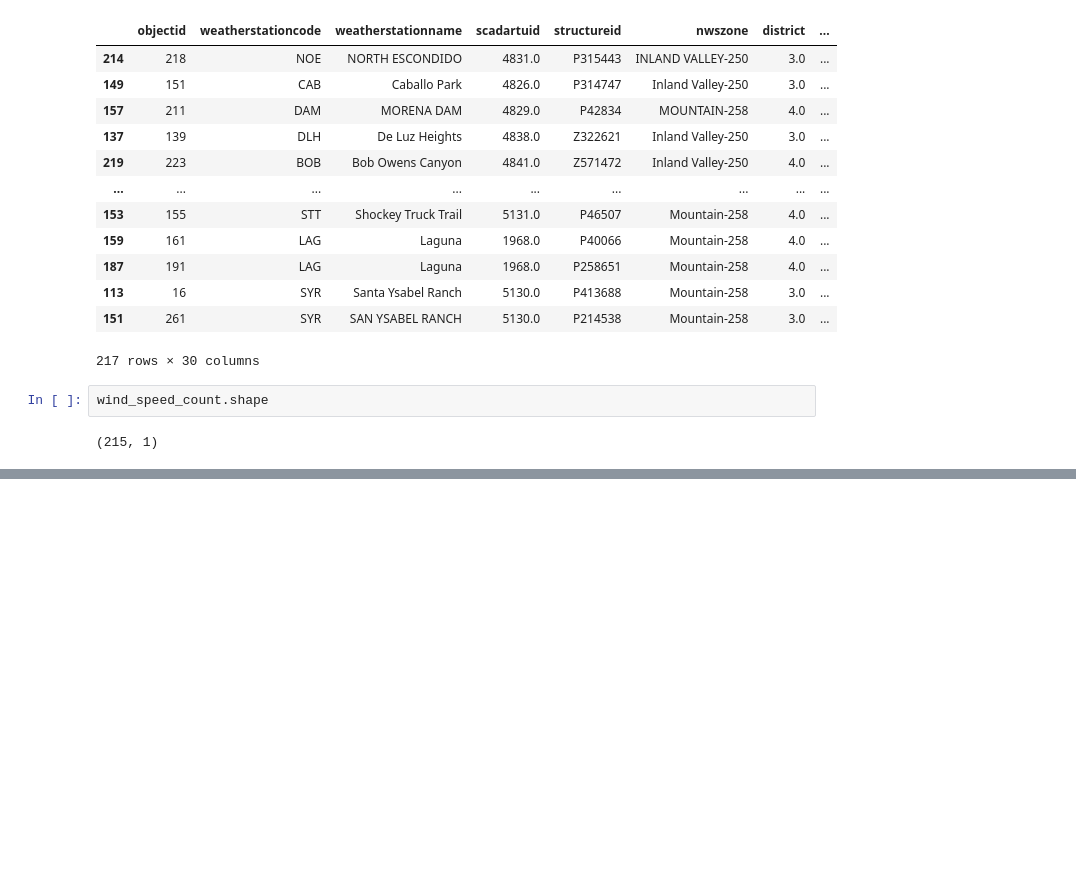
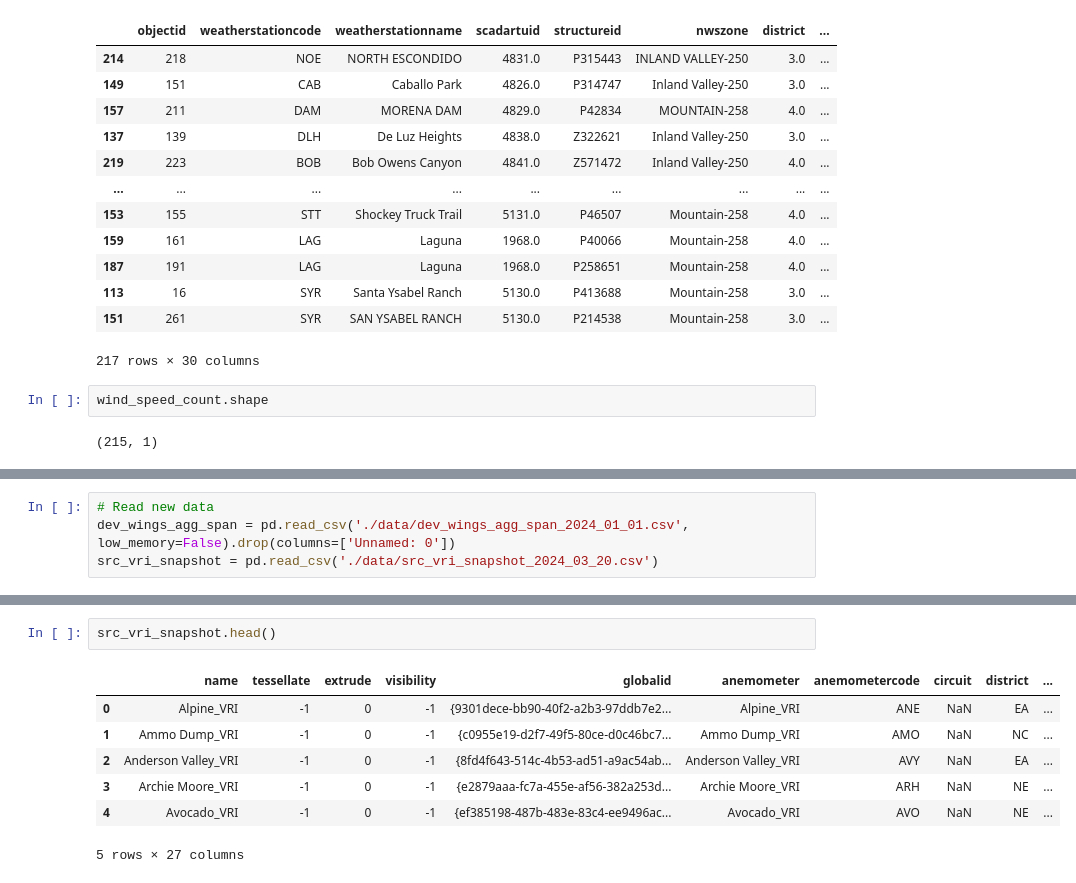
Before and after one commit to gkao25/dsc180a-wildfire, a Jupyter notebook: DSC_180A_Project1_Steven_Sahar.ipynb, the cells around one changed output, grey strips where cells are left out. Saved outputs shown, nothing was run; the diff lists cells and outputs as text; blank space fills up the shorter version.

```diff
--- a/DSC_180A_Project1_Steven_Sahar.ipynb
+++ b/DSC_180A_Project1_Steven_Sahar.ipynb
@@ -486,0 +496,4 @@ wind_speed_count.shape
+# %%
+# Read new data
+dev_wings_agg_span = pd.read_csv('./data/dev_wings_agg_span_2024_01_01.csv', low_memory=False).drop(columns=['Unnamed: 0'])
+src_vri_snapshot = pd.read_csv('./data/src_vri_snapshot_2024_03_20.csv')
@@ -486,0 +510,10 @@ wind_speed_count.shape
+# %%
+src_vri_snapshot.head()
+# %% [output]
+|  | name | tessellate | extrude | visibility | globalid | anemometer | anemometercode | circuit | district | ... |
+| 0 | Alpine_VRI | -1 | 0 | -1 | {9301dece-bb90-40f2-a2b3-97ddb7e2... | Alpine_VRI | ANE | NaN | EA | ... |
+| 1 | Ammo Dump_VRI | -1 | 0 | -1 | {c0955e19-d2f7-49f5-80ce-d0c46bc7... | Ammo Dump_VRI | AMO | NaN | NC | ... |
+| 2 | Anderson Valley_VRI | -1 | 0 | -1 | {8fd4f643-514c-4b53-ad51-a9ac54ab... | Anderson Valley_VRI | AVY | NaN | EA | ... |
+| 3 | Archie Moore_VRI | -1 | 0 | -1 | {e2879aaa-fc7a-455e-af56-382a253d... | Archie Moore_VRI | ARH | NaN | NE | ... |
+| 4 | Avocado_VRI | -1 | 0 | -1 | {ef385198-487b-483e-83c4-ee9496ac... | Avocado_VRI | AVO | NaN | NE | ... |
+5 rows × 27 columns
```
Also changed, not shown: parts of 22 cells of this notebook, 5 other files.
